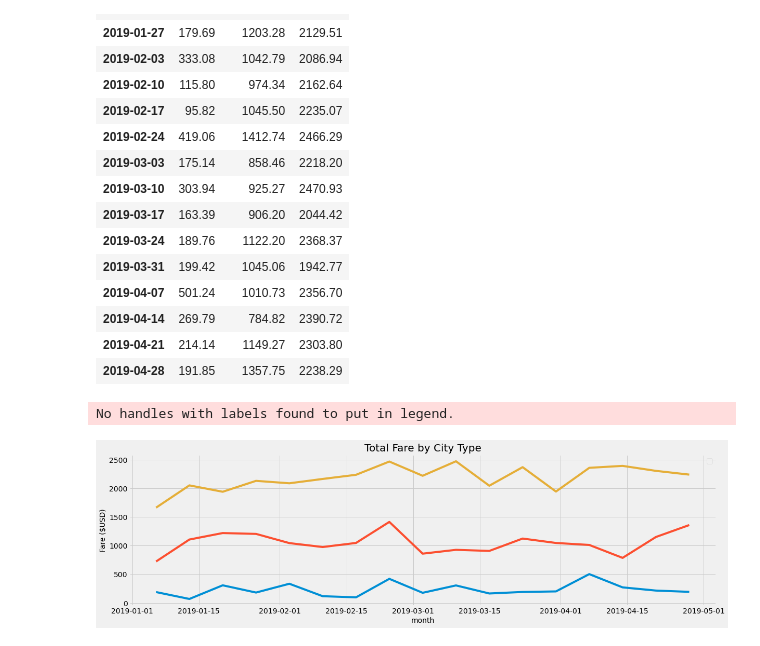
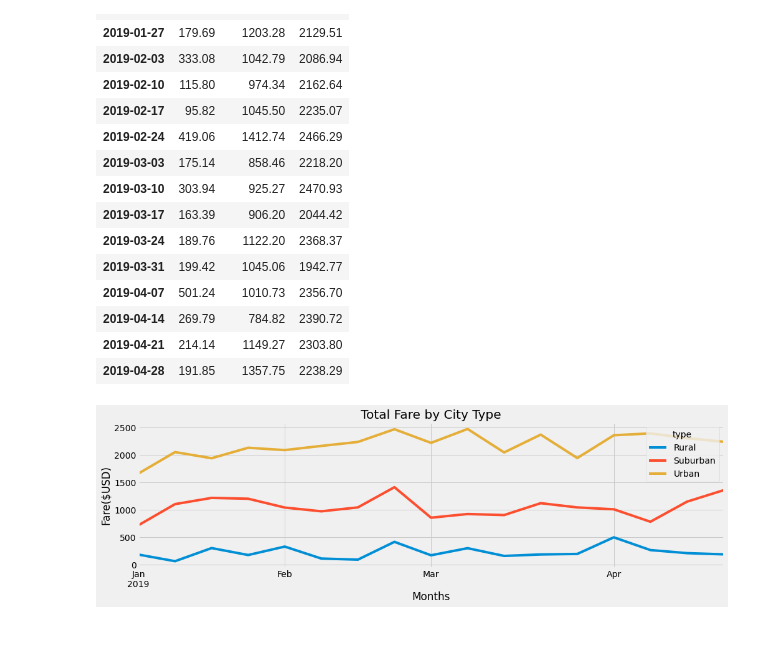
Before and after one commit to LujiaYang1/PyBer_Analysis, a Jupyter notebook: PyBer_Challenge.ipynb, the cells around one changed output. Drawn from its saved outputs; the diff is of its cells as text; code cells hidden in the pictures.

```diff
--- a/PyBer_Challenge.ipynb
+++ b/PyBer_Challenge.ipynb
@@ -242,22 +242,19 @@ sum_fares_week_df
 | 2019-04-14 | 269.79 | 784.82 | 2390.72 |
 | 2019-04-21 | 214.14 | 1149.27 | 2303.80 |
 | 2019-04-28 | 191.85 | 1357.75 | 2238.29 |
-# %%
-# 8. Using the object-oriented interface method, plot the resample DataFrame using the df.plot() function.
-colors=["gold","coral","skyblue"]
-fig,df=plt.subplots(figsize=(18,5))
-df.set_title("Total Fare by City Type",fontsize=20)
-df.set_ylabel("Fare ($USD)",fontsize=14)
-df.set_xlabel("month",fontsize=14)
-df.plot(sum_fares_week_df)
-df.set_yticks(np.arange(0,3000,step=500))
-df.grid(True)
-df.legend()
-plt.savefig("analysis/Fig2.png")
-# Import the style from Matplotlib.
-from matplotlib import style
-# Use the graph style fivethirtyeight.
-style.use('fivethirtyeight')
-# %% [output]
-No handles with labels found to put in legend.
-[figure, removed]
+# %%
+# 8. Using the object-oriented interface method, plot the resample DataFrame using the df.plot() function.
+
+# Import the style from Matplotlib.
+from matplotlib import style
+# Use the graph style fivethirtyeight.
+style.use('fivethirtyeight')
+fig,ax=plt.subplots(figsize=(15,4))
+sum_fares_week_df.plot(ax=ax)
+ax.set_title("Total Fare by City Type")
+ax.set_xlabel("Months")
+ax.set_ylabel("Fare($USD)")
+plt.savefig("analysis/Pyber_fare_summary.png")
+plt.show()
+# %% [output]
+[figure, added]
```
